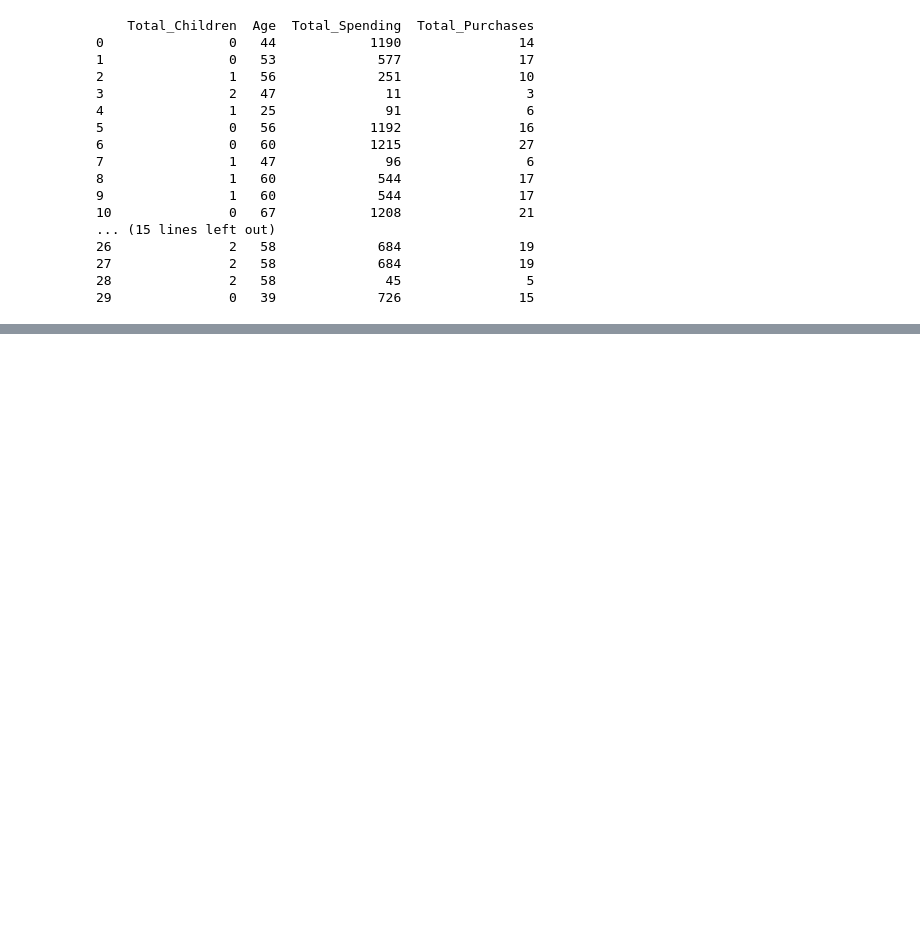
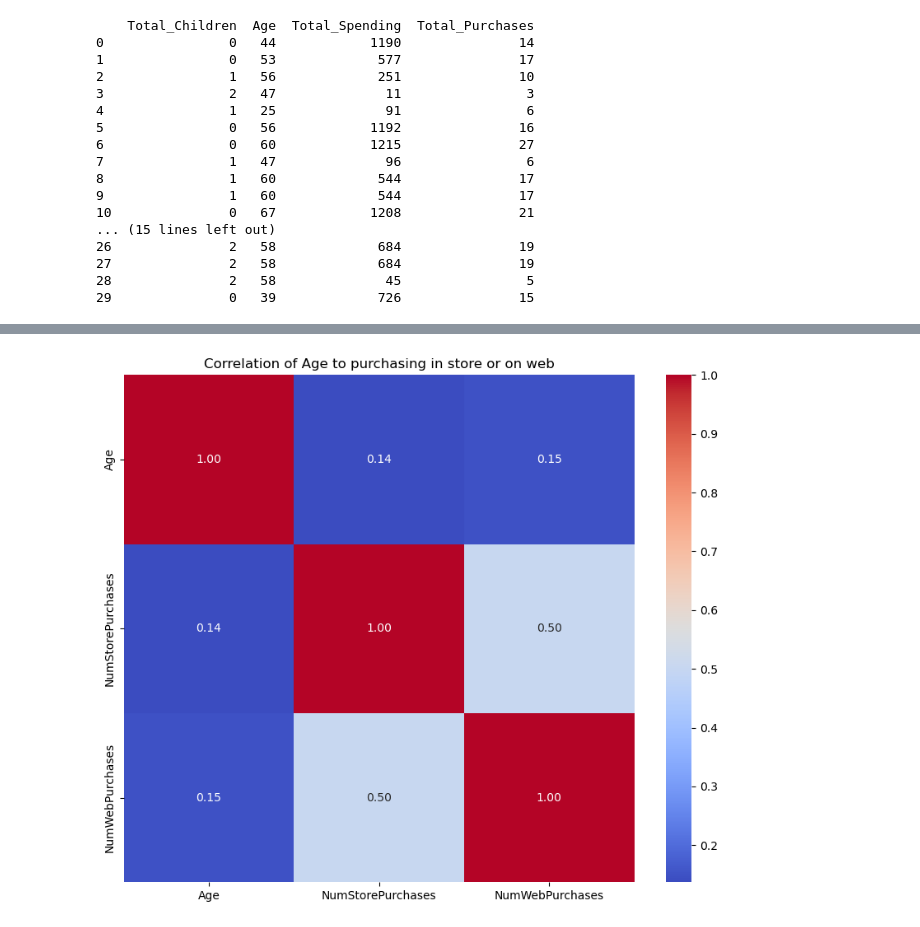
Before and after one commit to aliehs111/marketing_mix, a Jupyter notebook: marketing_mix.ipynb, the cells around one changed output, grey strips where cells are left out. Cells and saved outputs as stored; diff of their text form; code cells hidden in the pictures; blank space fills up the shorter version.

```diff
--- a/marketing_mix.ipynb
+++ b/marketing_mix.ipynb
@@ -242,0 +306,8 @@ print(df[['Total_Children', 'Age', 'Total_Spending', 'Total_Purchases']].head(30
+# %%
+# 5. Apply ordinal and one-hot encoding based on the various types of categorical variables.
+## define the order for education
+education_order = ['Basic', '2n Cycle', 'Graduation', 'Master', 'PhD']
+education_mapping = {level: i for i, level in enumerate(education_order)}
+## create an ordinal column for Education
+df['education_ordinal'] = df['Education'].map(education_mapping)
+print(df[['Education', 'education_ordinal']].head(20)) # had to print out more because the first .head() was all the same in the first 5
@@ -242,0 +332,4 @@ print(df[['Total_Children', 'Age', 'Total_Spending', 'Total_Purchases']].head(30
+# %%
+## use one hot encoding for marital status
+df = pd.get_dummies(df, columns=['Marital_Status'], prefix='Marital')
+print(df.columns) # check if it worked
@@ -242,0 +348,18 @@ print(df[['Total_Children', 'Age', 'Total_Spending', 'Total_Purchases']].head(30
+# %%
+# 6. Generate a heatmap to illustrate the correlation between different pairs of variables.
+## considering the upcoming steps in the assignment, I will look at the correlation between age and store purchases vs. web purchases
+import seaborn as sns
+import matplotlib.pyplot as plt
+## define which columns I want to look at for correlation
+cols_to_correlate = ['Age', 'NumStorePurchases', 'NumWebPurchases']
+## compute the correlation
+corr_subset = df[cols_to_correlate].corr()
+## set up matplotlib figure
+plt.figure(figsize=(10, 8))
+## use seaborn for the heatmap using parameters I picked out on the seaborn documentation
+sns.heatmap(corr_subset, annot=True, cmap='coolwarm', fmt=".2f")
+plt.title("Correlation of Age to purchasing in store or on web")
+plt.xlabel(
+plt.show()
+# %% [output]
+[figure, added]
```
Also changed, not shown: parts of 21 cells of this notebook.
